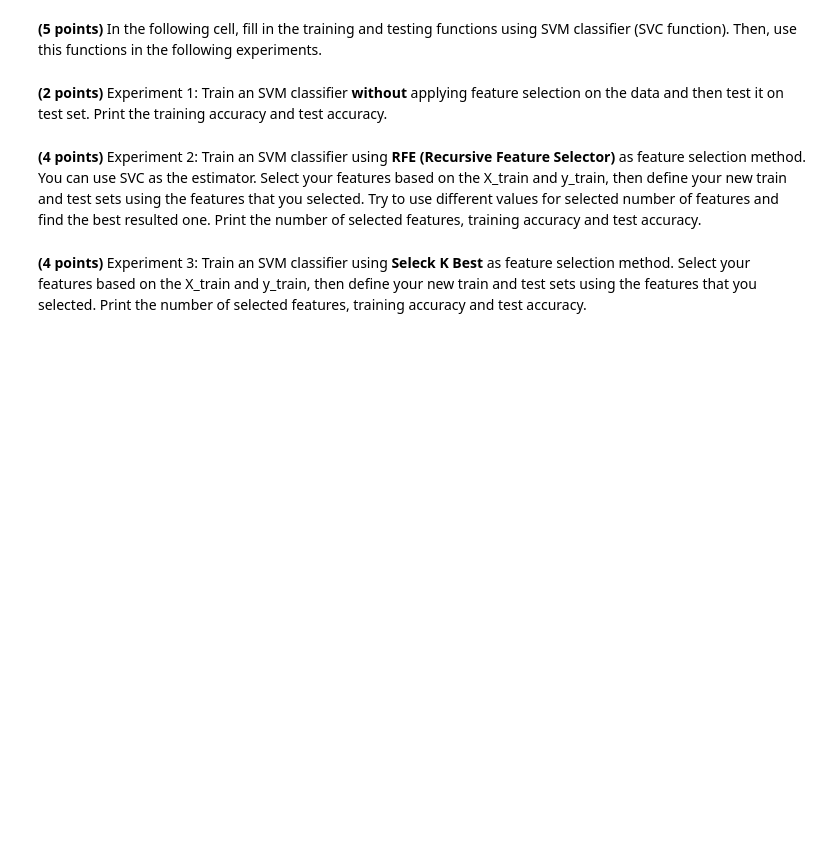
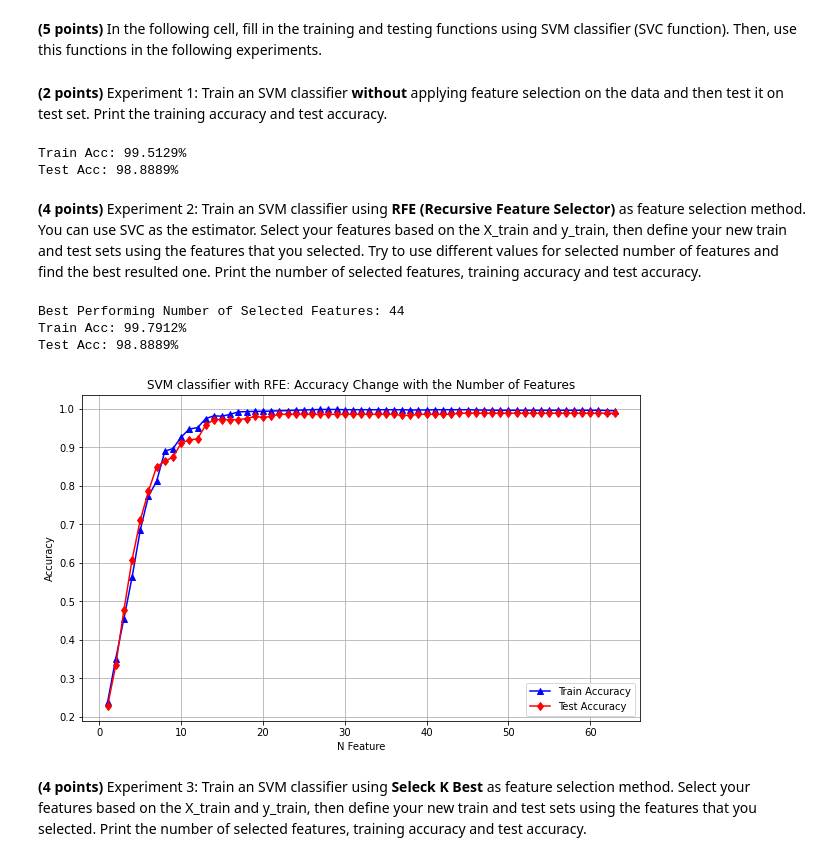
Before and after one commit to batuhanfaik/itu-cmpe, a Jupyter notebook: hw3/hw3.ipynb, the cells around one changed output. Cells and saved outputs as stored; diff of their text form; code cells hidden in the pictures; blank space fills up the shorter version.

```diff
--- a/hw3/hw3.ipynb
+++ b/hw3/hw3.ipynb
@@ -278,15 +320,13 @@ Number of testing samples:  360
 **(5 points)** In the following cell, fill in the training and testing functions using SVM classifier (SVC function). Then, use this functions in the following experiments.
 # %%
 def train(X, y):
-
-    ...
-
+    classifier = SVC()
+    classifier.fit(X, y)
+    train_accuracy = classifier.score(X, y)
     return classifier, train_accuracy
 
 def test(classifier, X, y):
-
-    ...
-
+    test_accuracy = classifier.score(X, y)
     return test_accuracy
 # %% [markdown]
 **(2 points)** Experiment 1: Train an SVM classifier **without** applying feature selection on the data and then test it on test set. Print the training accuracy and test accuracy.
@@ -295,2 +333,10 @@ def test(classifier, X, y):
+# %%
+# SVM classifier without feature selection
+clf, tr_acc = train(X_train, y_train)
+ts_acc = test(clf, X_test, y_test)
+print("Train Acc: {:.4f}%\nTest Acc: {:.4f}%".format(tr_acc*100, ts_acc*100))
+# %% [output]
+Train Acc: 99.5129%
+Test Acc: 98.8889%
 # %% [markdown]
 **(4 points)** Experiment 2: Train an SVM classifier using **RFE (Recursive Feature Selector)** as feature selection method. You can use SVC as the estimator. Select your features based on the X_train and y_train, then define your new train and test sets using the features that you selected. Try to use different values for selected number of features and find the best resulted one. Print the number of selected features, training accuracy and test accuracy.
@@ -299,2 +343,38 @@ def test(classifier, X, y):
+# %%
+# SVM classifier with RFE
+def rfe_classifier(X_train, y_train, X_test, y_test):
+    tr_accs, ts_accs = [], []
+    for n_feature in range(1, X_train.shape[1]):
+        rfe = RFE(estimator=SVC(kernel="linear"), n_features_to_select=n_feature)
+        rfe.fit(X_train, y_train)
+        t_X_tr, t_x_ts = rfe.transform(X_train), rfe.transform(X_test)
+        clf, tr_acc = train(t_X_tr, y_train)
+        ts_acc = test(clf, t_x_ts, y_test)
+        tr_accs.append(tr_acc)
+        ts_accs.append(ts_acc)
+    return tr_accs, ts_accs
+
+# It takes a while to train and test 64 models, you can get the best result with 44 features
+tr_accs, ts_accs = rfe_classifier(X_train, y_train, X_test, y_test)
+best_ts_acc = max(ts_accs)
+best_ts_acc_index = ts_accs.index(best_ts_acc)
+best_tr_acc = tr_accs[best_ts_acc_index]
+print("Best Performing Number of Selected Features: {}".format(best_ts_acc_index + 1))
+print("Train Acc: {:.4f}%\nTest Acc: {:.4f}%".format(best_tr_acc*100, best_ts_acc*100))
+
+plt.figure(figsize=(10,6))
+plt.plot(range(1, X_train.shape[1]), tr_accs, linestyle='-', marker='^', color='b', label='Train Accuracy')
+plt.plot(range(1, X_train.shape[1]), ts_accs, linestyle='-', marker='d', color='r', label='Test Accuracy')
+plt.title('SVM classifier with RFE: Accuracy Change with the Number of Features')
+plt.xlabel('N Feature')
+plt.ylabel('Accuracy')
+plt.legend()
+plt.grid()
+plt.show()
+# %% [output]
+Best Performing Number of Selected Features: 44
+Train Acc: 99.7912%
+Test Acc: 98.8889%
+[figure, added]
 # %% [markdown]
 **(4 points)** Experiment 3: Train an SVM classifier using **Seleck K Best** as feature selection method. Select your features based on the X_train and y_train, then define your new train and test sets using the features that you selected. Print the number of selected features, training accuracy and test accuracy.
```
Also changed, not shown: parts of 14 cells of this notebook.
